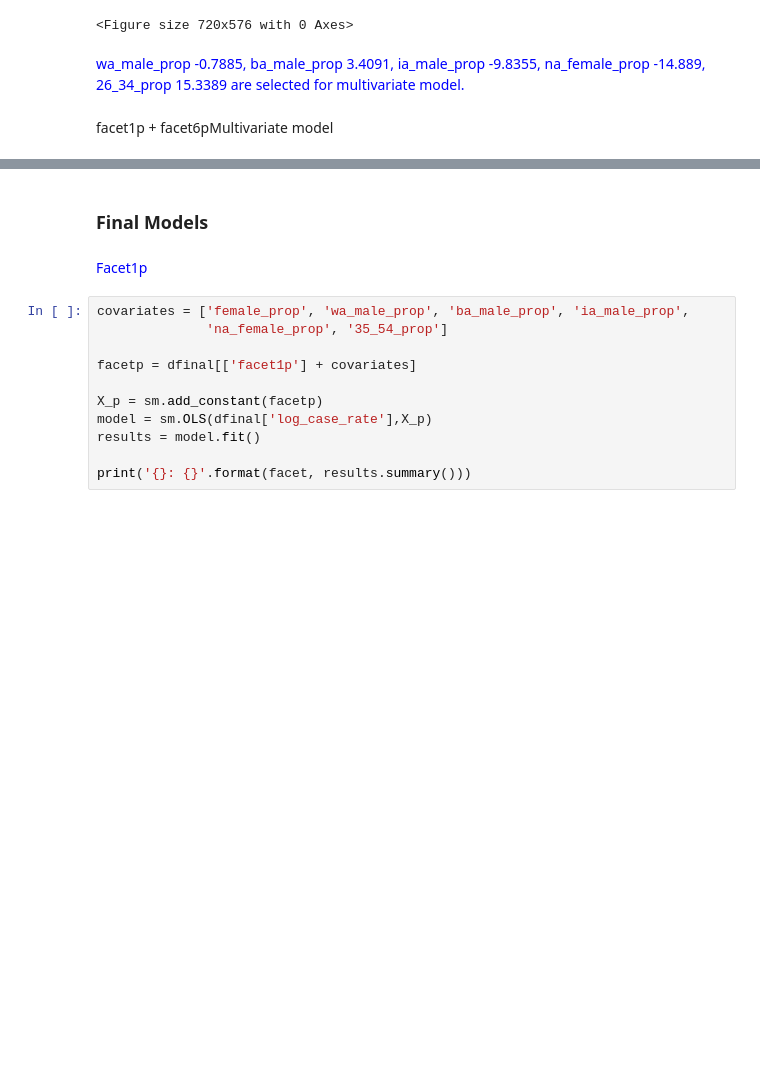
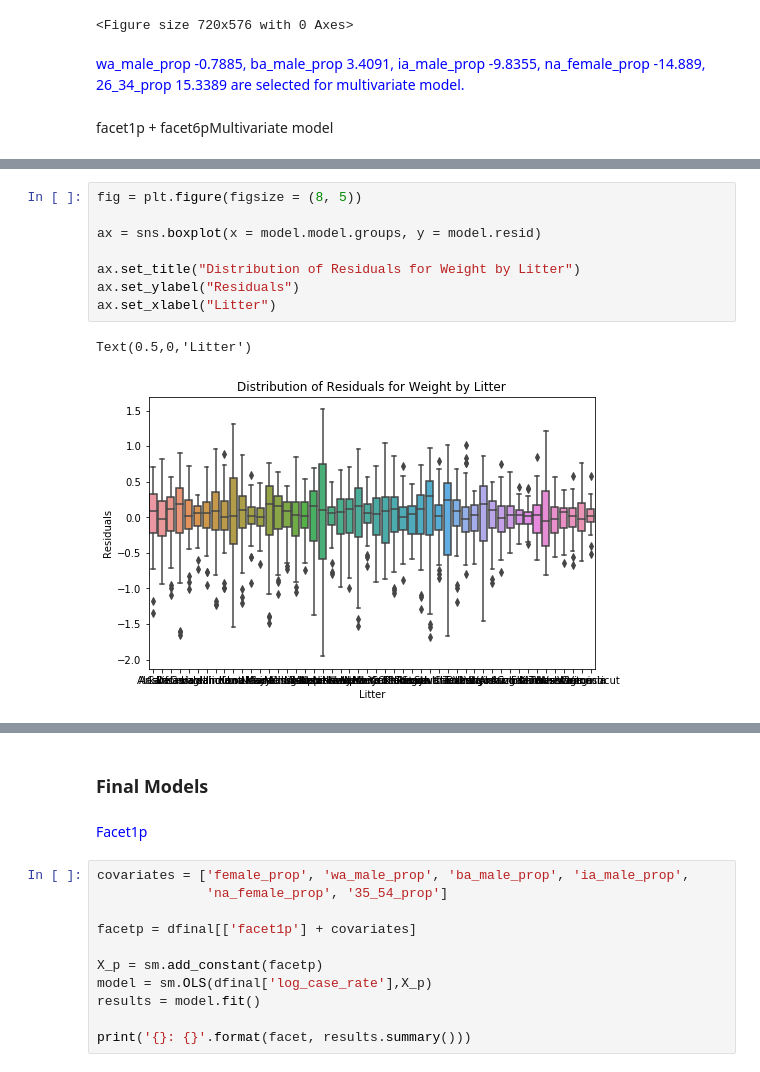
Before and after one commit to junhuayang/Covid19-Twitter-Analysis, a Jupyter notebook: daily_facetp_experiment.ipynb, the cells around one changed output, grey strips where cells are left out. Saved outputs shown, nothing was run; the diff lists cells and outputs as text; blank space fills up the shorter version.

```diff
--- a/daily_facetp_experiment.ipynb
+++ b/daily_facetp_experiment.ipynb
@@ -446,0 +920,11 @@ Warnings:
+# %%
+fig = plt.figure(figsize = (8, 5))
+
+ax = sns.boxplot(x = model.model.groups, y = model.resid)
+
+ax.set_title("Distribution of Residuals for Weight by Litter")
+ax.set_ylabel("Residuals")
+ax.set_xlabel("Litter")
+# %% [output]
+Text(0.5,0,'Litter')
+[figure, added]
```
Also changed, not shown: parts of 59 cells of this notebook.
